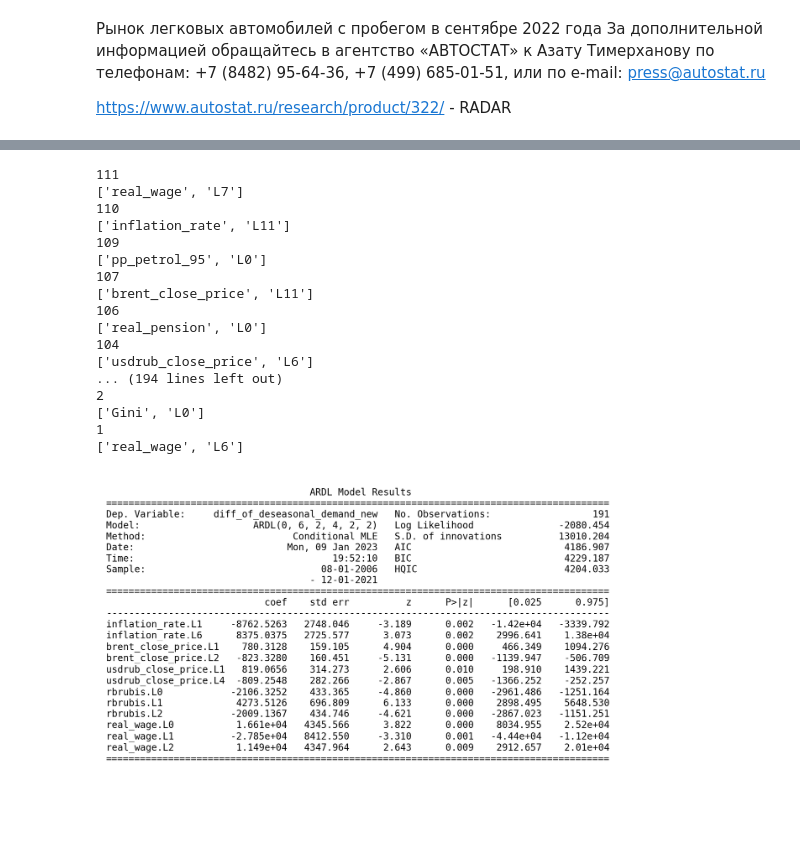
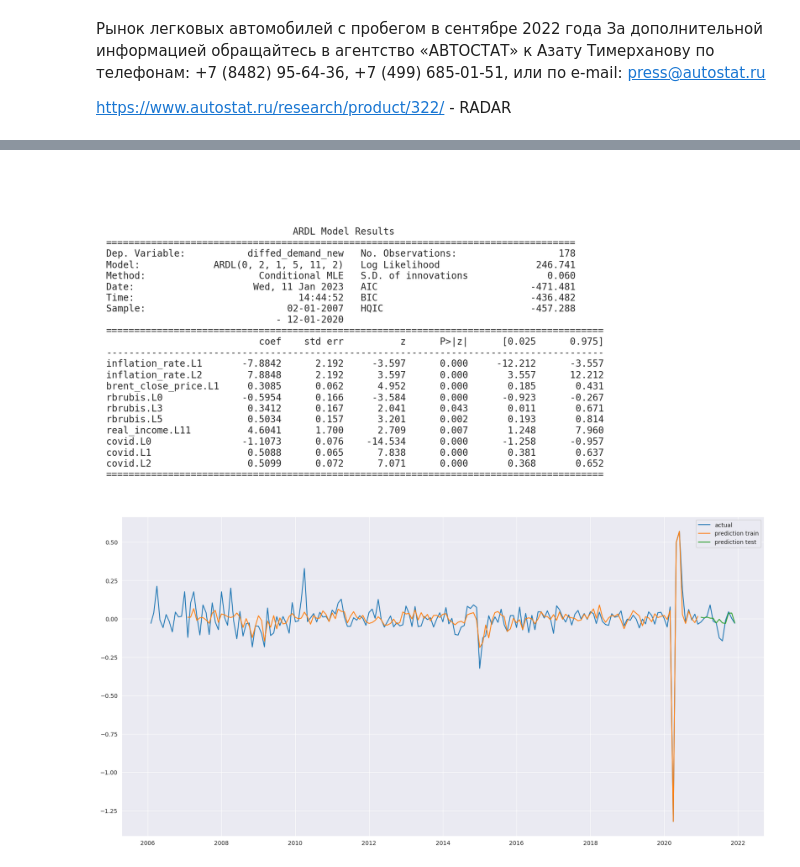
Before and after one commit to VladislavBalabaev/spatial_analysis, a Jupyter notebook: time_series.ipynb, the cells around one changed output, grey strips where cells are left out. Cells and saved outputs as stored; diff of their text form; code cells hidden in the pictures; blank space fills up the shorter version.

Commit message:
prediction is made; reorganized code

```diff
--- a/time_series.ipynb
+++ b/time_series.ipynb
@@ -210,3 +163,8 @@ plt.show()
+# %%
+plt.rc('figure', figsize=(14, 10))
+crr = all_df.corr()
+sns.heatmap(crr, annot=True, fmt='.2f', cmap=plt.cm.Blues)
+plt.show()
 # %%
 plt.rc('figure', figsize=(8, 4))
 all_df['demand_new'].plot()
@@ -286,0 +256,11 @@ all_df['diff_of_deseasonal_demand_new'].plot()
+# %%
+all_df = pd.read_csv('data_time_series/all_df_ready.csv')
+
+all_df = all_df.set_index(pd.to_datetime(all_df['date']))
+
+features = ['inflation_rate', 'brent_close_price',
+            'pp_petrol_95', 'usdrub_close_price',
+            'rbrubis', 'real_income',
+            'real_pension', 'Gini', 'covid']
+
+all_df.head()
@@ -287,63 +275,43 @@ all_df['diff_of_deseasonal_demand_new'].plot()
+# %%
+train = all_df.loc[all_df.index < pd.to_datetime('2021-01-01'), :][2:]
+test = all_df.loc[all_df.index >= pd.to_datetime('2021-01-01'), :]
 # %%
-from statsmodels.tsa.api import ARDL
-import warnings
-warnings.filterwarnings("ignore")
-
-features = ['inflation_rate', 'brent_close_price',
-            'pp_petrol_95', 'usdrub_close_price',
-            'rbrubis', 'real_income',
-            'real_wage', 'real_pension', 'Gini']
-
-lags = {f: [*range(13)] for f in features}
+maxlag = 13
+lags = {f: [*range(maxlag + 1)] for f in features}
+lags['covid'] = [0, 1, 2, 3]
 
 alpha = 0.05
 non_significant = True
 
 
 while non_significant:
-    model = ARDL(all_df['diff_of_deseasonal_demand_new'], 0,
-               all_df[features], lags,
+    model = ARDL(train['diffed_demand_new'], 0,
+               train[features], lags,
                trend='n')
     res = model.fit()
 
     non_significant = [x[0] for x in res.summary().tables[1].data[1:] if float(x[4]) > alpha]
 
     if non_significant:
         features_lags = [i[0] for i in res.summary().tables[1].data[1:]]
         p_values = [float(i[4]) for i in res.summary().tables[1].data[1:]]
 
         most_insig = features_lags[p_values.index(max(p_values))].split('.')
 
         lags[most_insig[0]].remove(int(most_insig[1][1:]))
         for i in lags.keys():
             if not lags[i]:
                 lags.pop(i)
                 break
 
 
 plt.rc('figure', figsize=(20, 10))
 plt.text(0.01, 0.05, str(res.summary()), {'fontsize': 20}, fontproperties = 'monospace')
 plt.axis('off')
 plt.tight_layout()
 plt.show()
+
 # pd.DataFrame([x for x in res.summary().tables[1].data[1:]],
 #              columns = res.summary().tables[1].data[0])
 # %% [output]
-111
-['real_wage', 'L7']
-110
-['inflation_rate', 'L11']
-109
-['pp_petrol_95', 'L0']
-107
-['brent_close_price', 'L11']
-106
-['real_pension', 'L0']
-104
-['usdrub_close_price', 'L6']
-... (194 lines left out)
-2
-['Gini', 'L0']
-1
-['real_wage', 'L6']
-[figure, old version]
+[figure, new version]
@@ -349,0 +321,9 @@ plt.show()
+# %%
+plt.plot(all_df.index, all_df['diffed_demand_new'], label="actual")
+plt.plot(train.index, train_pred, label="prediction train")
+plt.plot(test.index, test_pred, label="prediction test")
+plt.legend()
+
+plt.show()
+# %% [output]
+[figure, added]
```
Also changed, not shown: parts of 36 cells of this notebook, 2 other files.
